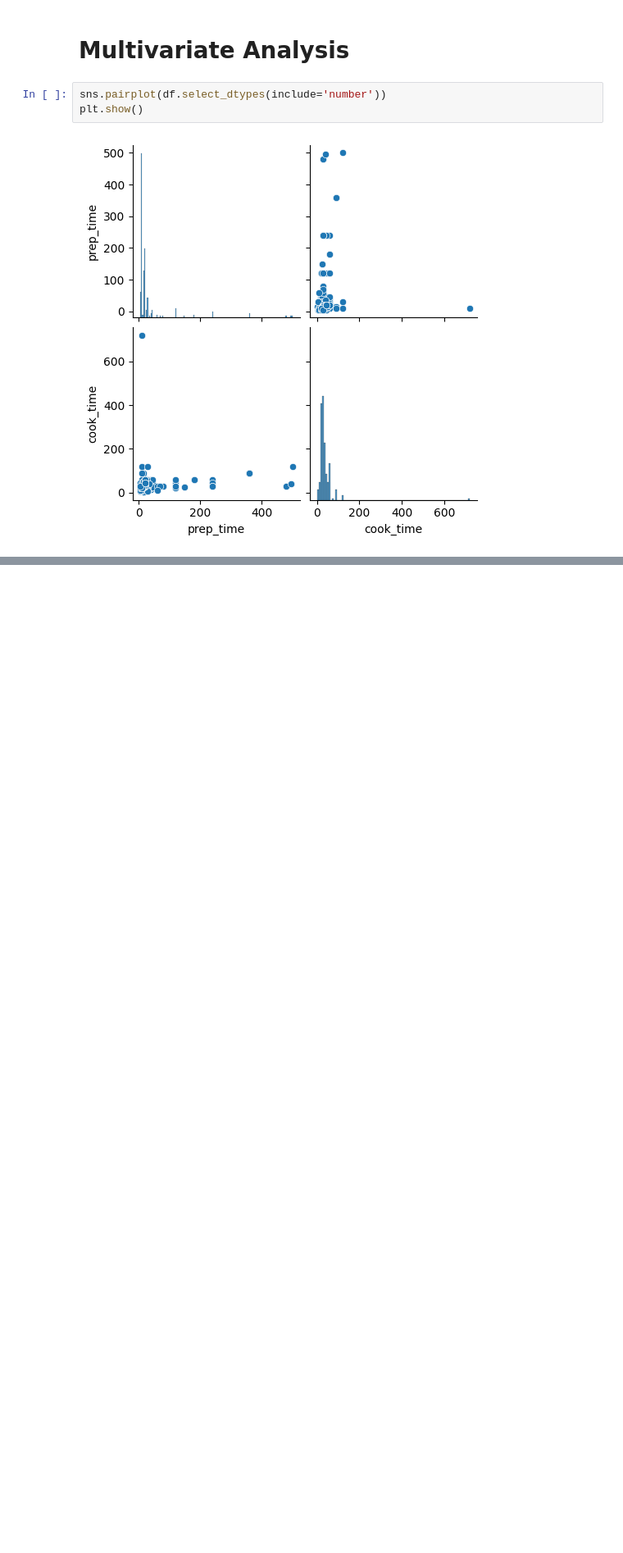
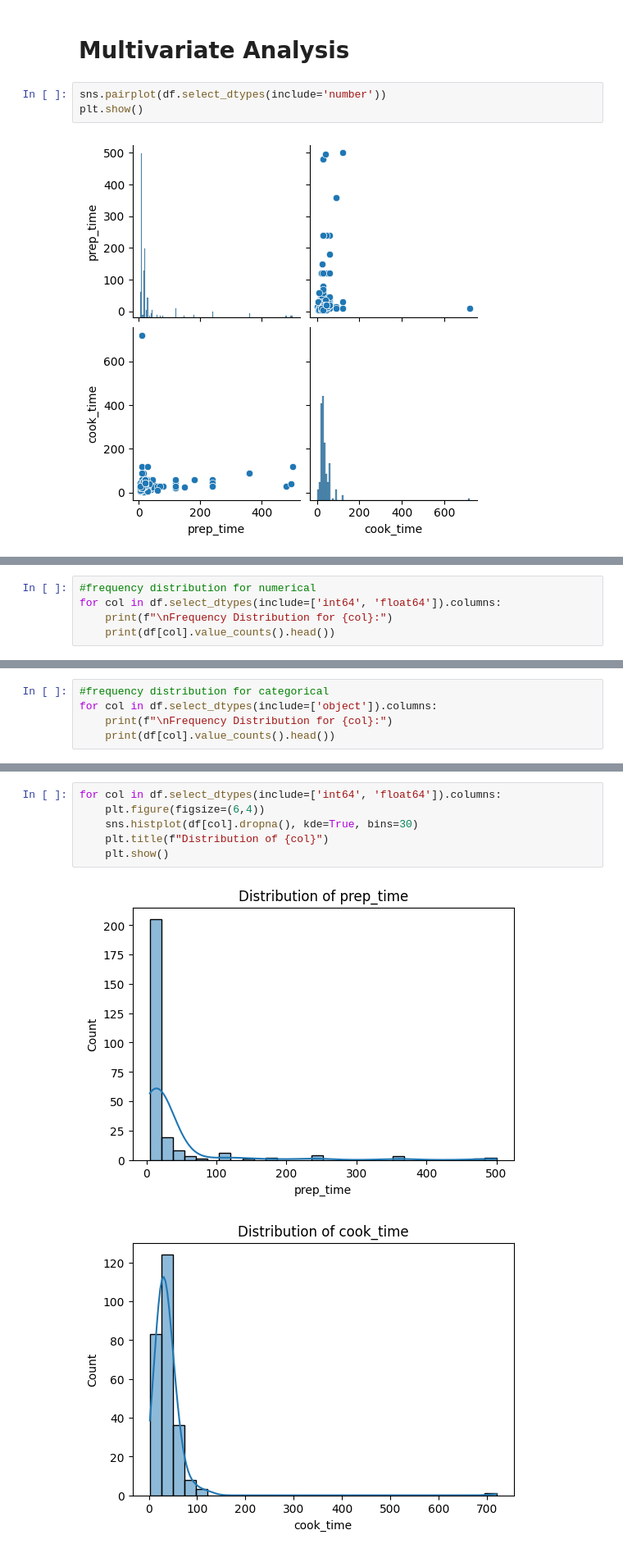
Before and after one commit to kriitiika10/EDA-Project, a Jupyter notebook: 22BDS0304.ipynb, the cells around one changed output, grey strips where cells are left out. Shown: that part at 82% size. Saved outputs shown, nothing was run; the diff lists cells and outputs as text; blank space fills up the shorter version.

```diff
--- a/22BDS0304.ipynb
+++ b/22BDS0304.ipynb
@@ -256,0 +302,5 @@ plt.show()
+# %%
+#frequency distribution for numerical
+for col in df.select_dtypes(include=['int64', 'float64']).columns:
+    print(f"\nFrequency Distribution for {col}:")
+    print(df[col].value_counts().head())
@@ -256,0 +325,5 @@ plt.show()
+# %%
+#frequency distribution for categorical
+for col in df.select_dtypes(include=['object']).columns:
+    print(f"\nFrequency Distribution for {col}:")
+    print(df[col].value_counts().head())
@@ -256,0 +348,9 @@ plt.show()
+# %%
+for col in df.select_dtypes(include=['int64', 'float64']).columns:
+    plt.figure(figsize=(6,4))
+    sns.histplot(df[col].dropna(), kde=True, bins=30)
+    plt.title(f"Distribution of {col}")
+    plt.show()
+# %% [output]
+[figure, added]
+[figure, added]
```
Also changed, not shown: parts of 27 cells of this notebook.
